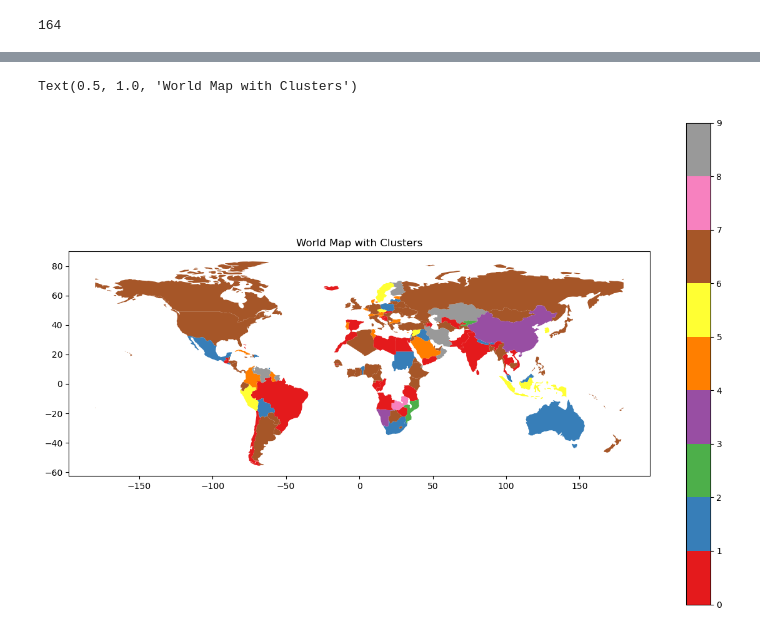
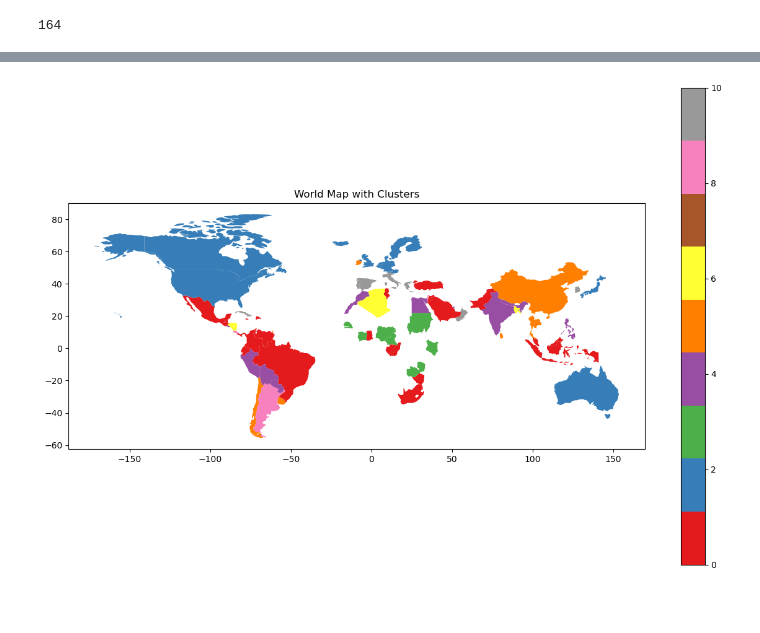
Before and after one commit to marianambc/PythonExercises, a Jupyter notebook: Project_2.ipynb, the cells around one changed output, grey strips where cells are left out. Cells and saved outputs as stored; diff of their text form; code cells hidden in the pictures; blank space fills up the shorter version.

Commit message:
Updated map
Colors matching cluster colors.

```diff
--- a/Project_2.ipynb
+++ b/Project_2.ipynb
@@ -717,0 +581,12 @@ print(y_pred)
+# %%
+# Perform Time Series KMeans clustering using Euclidean distance
+n_clusters = 11  # Set the number of clusters
+model = TimeSeriesKMeans(n_clusters=n_clusters, metric="euclidean", verbose=True)
+# model = TimeSeriesKMeans(n_clusters=n_clusters, metric="dtw", verbose=True)
+
+y_pred = model.fit_predict(X_normalized)
+sum_centroid_error = model.inertia_
+centroid_positions = model.cluster_centers_
+
+# Display the predicted clusters
+print(y_pred)
@@ -752,16 +737,19 @@ On the loaded repository of maps, the 'iso_a3' matches the 'CountryCode'. Hence,
 # %%
 # Load world map data
 world = gpd.read_file(gpd.datasets.get_path('naturalearth_lowres'))
 
-
 # Assuming 'cluster_data' is a DataFrame containing CountryCodes and their respective clusters
 # Join world map with cluster data
-world = world.merge(cluster_data, how='left', left_on='iso_a3', right_on='CountryCode')
+cluster_data = data_with_clusters
+world = world.merge(cluster_data, left_on='iso_a3', right_on='CountryCode', how='left')
 
 # Plot world map with country colors based on clusters
-world.plot(column='Cluster', cmap='Set1', figsize=(15, 10), legend=True)
+world.plot(column='Cluster', cmap='tab20', figsize=(15, 10), legend=True)  # Use the tab20 colormap
 plt.title('World Map with Clusters')
-#plt.show()
+
+# plt.savefig('map_clusteringAll_noRegularization.png', format='png')
+plt.savefig('map_clusteringFertitilyOnly_withRegularization_euclideanDistance.png', format='png')
+
+plt.show()
 # %% [output]
-Text(0.5, 1.0, 'World Map with Clusters')
-[figure, old version]
+[figure, new version]
```
Also changed, not shown: parts of 50 cells of this notebook, 18 other files.
